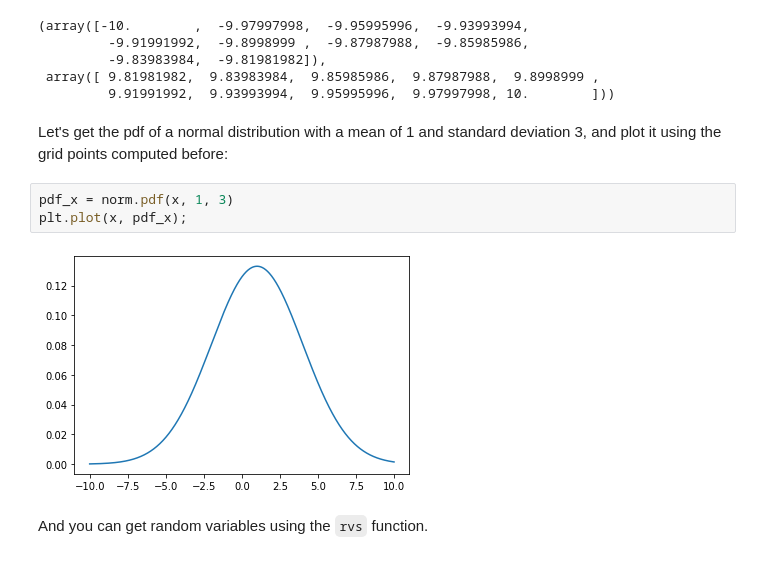
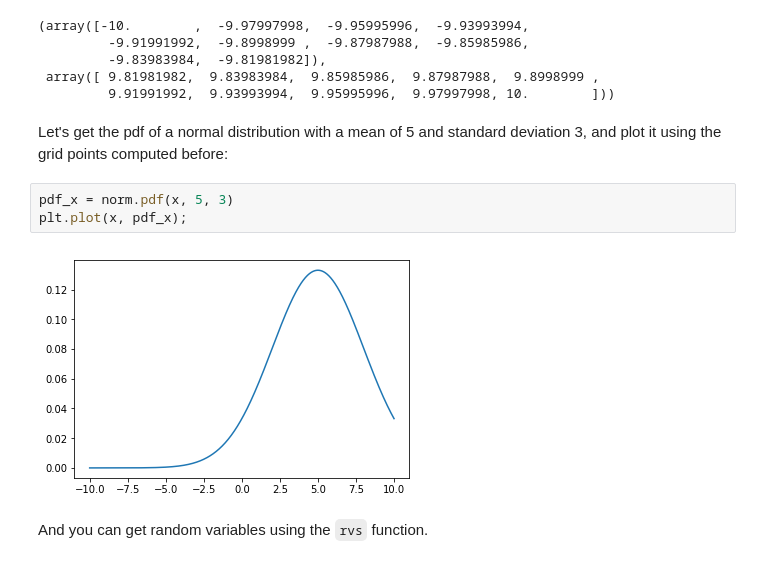
Before and after one commit to Harvard-IACS/2019-CS109A, a Jupyter notebook: content/labs/lab1/cs109a_lab1_intro.ipynb, the cells around one changed output. Saved outputs shown, nothing was run; the diff lists cells and outputs as text.

```diff
--- a/content/labs/lab1/cs109a_lab1_intro.ipynb
+++ b/content/labs/lab1/cs109a_lab1_intro.ipynb
@@ -649,12 +704,12 @@ x[0:10], x[-10:]
  array([ 9.81981982,  9.83983984,  9.85985986,  9.87987988,  9.8998999 ,
          9.91991992,  9.93993994,  9.95995996,  9.97997998, 10.        ]))
 # %% [markdown]
-Let's get the pdf of a normal distribution with a mean of 1 and standard deviation 3, and plot it using the grid points computed before:
+Let's get the pdf of a normal distribution with a mean of 5 and standard deviation 3, and plot it using the grid points computed before:
 # %%
-pdf_x = norm.pdf(x, 1, 3)
+pdf_x = norm.pdf(x, 5, 3)
 plt.plot(x, pdf_x);
 # %% [output]
-[figure, old version]
+[figure, new version]
 # %% [markdown]
 And you can get random variables using the `rvs` function.
 # %%
```
Also changed, not shown: parts of 32 cells of this notebook.
